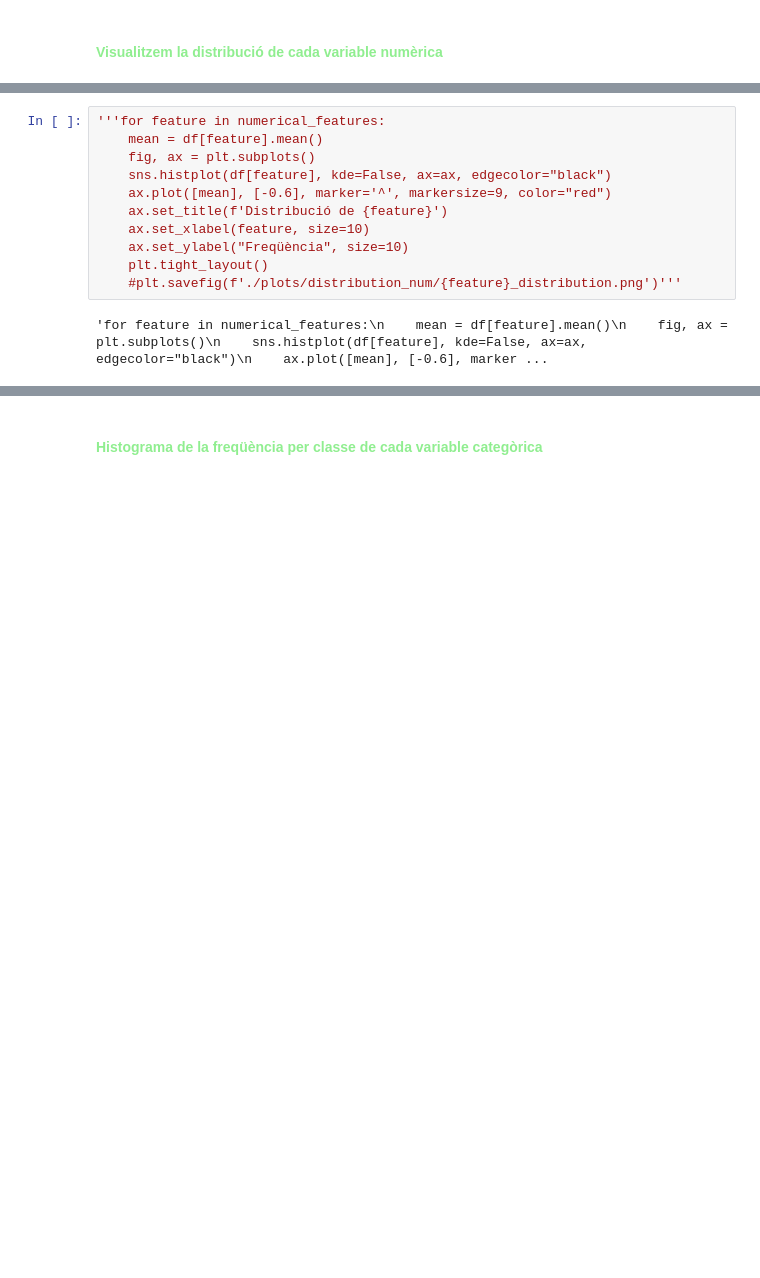
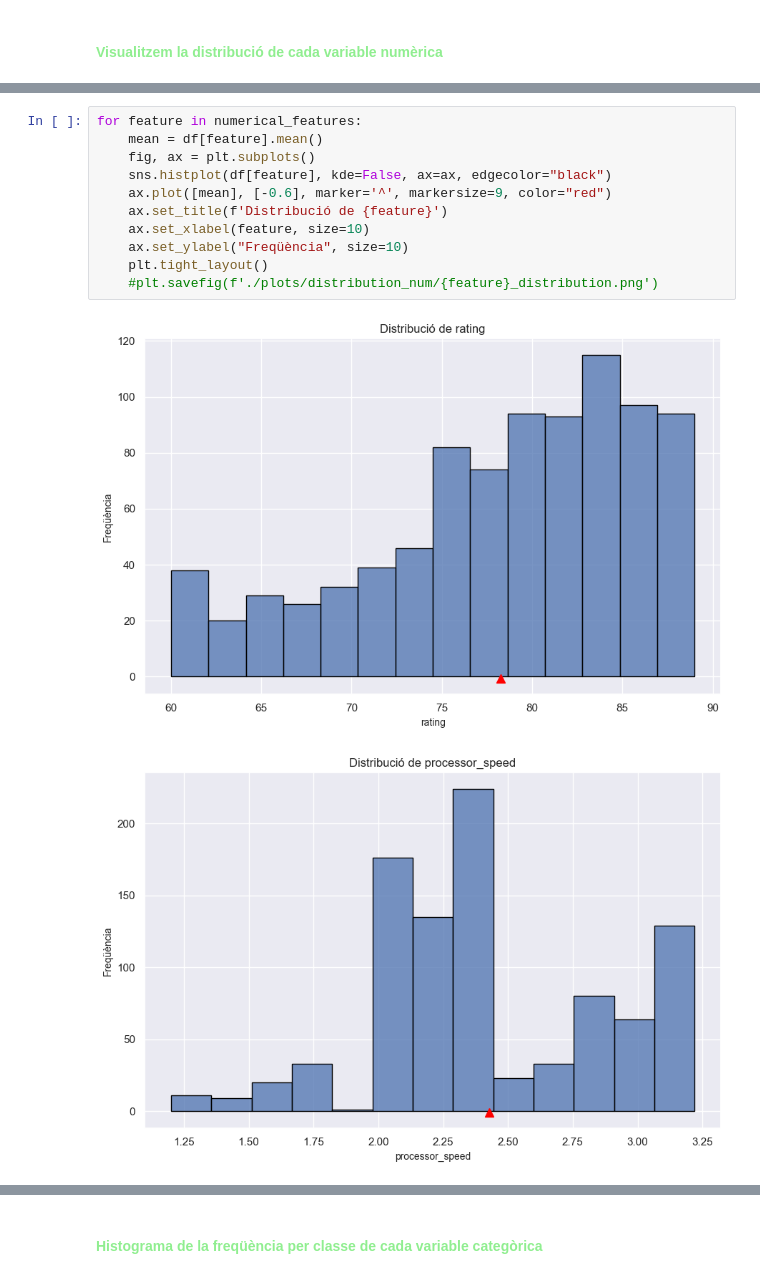
Before and after one commit to paupratAI/Multilayer_Perceptron, a Jupyter notebook: main.ipynb, the cells around one changed output, grey strips where cells are left out. Saved outputs shown, nothing was run; the diff lists cells and outputs as text; blank space fills up the shorter version.

```diff
--- a/main.ipynb
+++ b/main.ipynb
@@ -170,13 +163,14 @@ for i, ax in enumerate(axes):
 # %%
-'''for feature in numerical_features:
+for feature in numerical_features:
     mean = df[feature].mean()
     fig, ax = plt.subplots()
     sns.histplot(df[feature], kde=False, ax=ax, edgecolor="black")
     ax.plot([mean], [-0.6], marker='^', markersize=9, color="red")
     ax.set_title(f'Distribució de {feature}')
     ax.set_xlabel(feature, size=10)
     ax.set_ylabel("Freqüència", size=10)
     plt.tight_layout()
-    #plt.savefig(f'./plots/distribution_num/{feature}_distribution.png')'''
+    #plt.savefig(f'./plots/distribution_num/{feature}_distribution.png')
 # %% [output]
-'for feature in numerical_features:\n    mean = df[feature].mean()\n    fig, ax = plt.subplots()\n    sns.histplot(df[feature], kde=False, ax=ax, edgecolor="black")\n    ax.plot([mean], [-0.6], marker ...
+[figure, added]
+[figure, added]
```
Also changed, not shown: parts of 29 cells of this notebook.
